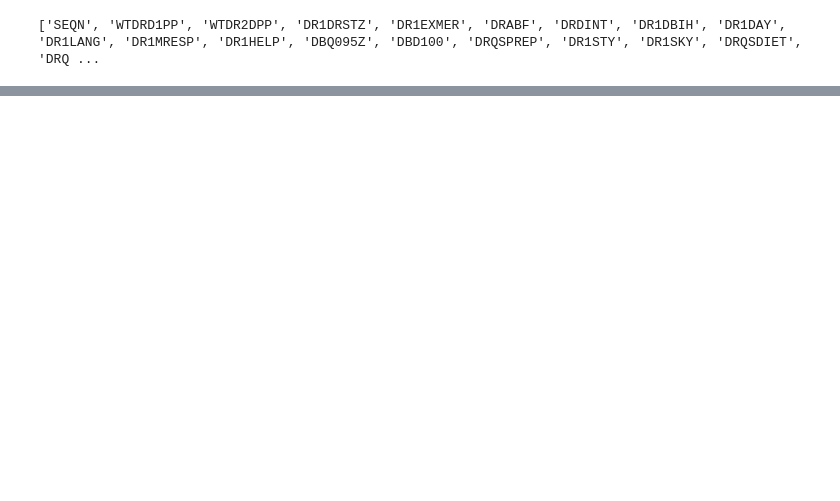
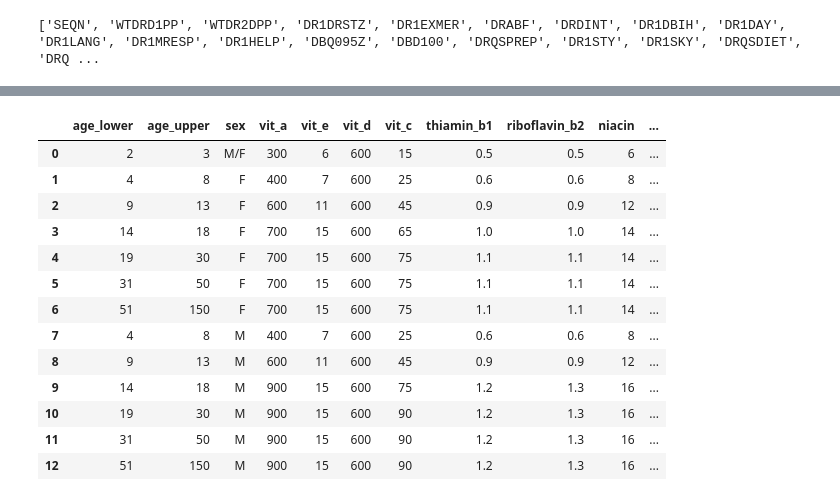
Before and after one commit to beauleblond/nutrec, a Jupyter notebook: app/cleaning_nhanes.ipynb, the cells around one changed output, grey strips where cells are left out. Drawn from its saved outputs; the diff is of its cells as text; code cells hidden in the pictures; blank space fills up the shorter version.

```diff
--- a/app/cleaning_nhanes.ipynb
+++ b/app/cleaning_nhanes.ipynb
@@ -170,0 +488,46 @@ demo_clean
+# %%
+#rec = pd.DataFrame(columns=['age_lower', 'age_upper', 'sex', 'vit_a', 'vit_e', 'vit_d', 'vit_c', 'thiamin_b1',
+                           #'riboflavin_b2', 'niacin', 'vit_b6', 'vit_b12', 'choline', 'vit_k', 'folate'])
+
+rec_dict = {'age_lower':[2,4,9,14,19,31,51,4,9,14,19,31,51],
+            'age_upper':[3,8,13,18,30,50,150,8,13,18,30,50,150],
+            'sex':['M/F','F','F','F','F','F','F','M','M','M','M','M','M'],
+            'vit_a':[300, 400, 600, 700, 700, 700, 700, 400, 600, 900, 900, 900, 900],
+            'vit_e':[6, 7, 11, 15, 15, 15, 15, 7, 11, 15, 15, 15, 15],
+            'vit_d':[600, 600, 600, 600, 600, 600, 600, 600, 600, 600, 600, 600, 600],
+            'vit_c':[15, 25, 45, 65, 75, 75, 75, 25, 45, 75, 90, 90, 90],
+            'thiamin_b1':[0.5, 0.6, 0.9, 1.0, 1.1, 1.1, 1.1, 0.6, 0.9, 1.2, 1.2, 1.2, 1.2],
+            'riboflavin_b2':[0.5, 0.6, 0.9, 1.0, 1.1, 1.1, 1.1, 0.6, 0.9, 1.3, 1.3, 1.3, 1.3],
+            'niacin':[6, 8, 12, 14, 14, 14, 14, 8, 12, 16, 16, 16, 16],
+            'vit_b6':[0.5, 0.6, 1.0, 1.2, 1.3, 1.3, 1.5, 0.6, 1.0, 1.3, 1.3, 1.3, 1.7],
+            'vit_b12':[0.9, 1.2, 1.8, 2.4, 2.4, 2.4, 2.4, 1.2, 1.8, 2.4, 2.4, 2.4, 2.4],
+            'choline':[200, 250, 375, 400, 425, 425, 425, 250, 375, 550, 550, 550, 550],
+            'vit_k':[30, 55, 60, 75, 90, 90, 90, 55, 60, 75, 120, 120, 120],
+            'folate':[150, 200, 300, 400, 400, 400, 400, 200, 300, 400, 400, 400, 400],
+            'calcium':[700, 1000, 1300, 1300, 1000, 1000, 1200, 1000, 1300, 1300, 1000, 1000, 1000],
+            'iron':[7, 10, 8, 15, 18, 18, 8, 10, 8, 11, 8, 8, 8],
+            'magnesium':[80, 130, 240, 360, 310, 320, 320, 130, 240, 410, 400, 420, 420],
+            'phosphorus':[460, 500, 1250, 1250, 700, 700, 700, 500, 1250, 1250, 700, 700, 700],
+            'potassium':[2000, 2300, 2300, 2300, 2600, 2600, 2600, 2300, 2500, 3000, 3400, 3400, 3400],
+            'sodium':[1200, 1500, 1800, 2300, 2300, 2300, 2300, 1500, 1800, 2300, 2300, 2300, 2300],
+            'zinc':[3, 5, 8, 9, 8, 8, 8, 5, 8, 11, 11, 11, 11]
+       }
+
+rec = pd.DataFrame(rec_dict)
+
+rec
+# %% [output]
+|  | age_lower | age_upper | sex | vit_a | vit_e | vit_d | vit_c | thiamin_b1 | riboflavin_b2 | niacin | ... |
+| 0 | 2 | 3 | M/F | 300 | 6 | 600 | 15 | 0.5 | 0.5 | 6 | ... |
+| 1 | 4 | 8 | F | 400 | 7 | 600 | 25 | 0.6 | 0.6 | 8 | ... |
+| 2 | 9 | 13 | F | 600 | 11 | 600 | 45 | 0.9 | 0.9 | 12 | ... |
+| 3 | 14 | 18 | F | 700 | 15 | 600 | 65 | 1.0 | 1.0 | 14 | ... |
+| 4 | 19 | 30 | F | 700 | 15 | 600 | 75 | 1.1 | 1.1 | 14 | ... |
+| 5 | 31 | 50 | F | 700 | 15 | 600 | 75 | 1.1 | 1.1 | 14 | ... |
+| 6 | 51 | 150 | F | 700 | 15 | 600 | 75 | 1.1 | 1.1 | 14 | ... |
+| 7 | 4 | 8 | M | 400 | 7 | 600 | 25 | 0.6 | 0.6 | 8 | ... |
+| 8 | 9 | 13 | M | 600 | 11 | 600 | 45 | 0.9 | 0.9 | 12 | ... |
+| 9 | 14 | 18 | M | 900 | 15 | 600 | 75 | 1.2 | 1.3 | 16 | ... |
+| 10 | 19 | 30 | M | 900 | 15 | 600 | 90 | 1.2 | 1.3 | 16 | ... |
+| 11 | 31 | 50 | M | 900 | 15 | 600 | 90 | 1.2 | 1.3 | 16 | ... |
+| 12 | 51 | 150 | M | 900 | 15 | 600 | 90 | 1.2 | 1.3 | 16 | ... |
```
Also changed, not shown: parts of 78 cells of this notebook, 10 other files.
